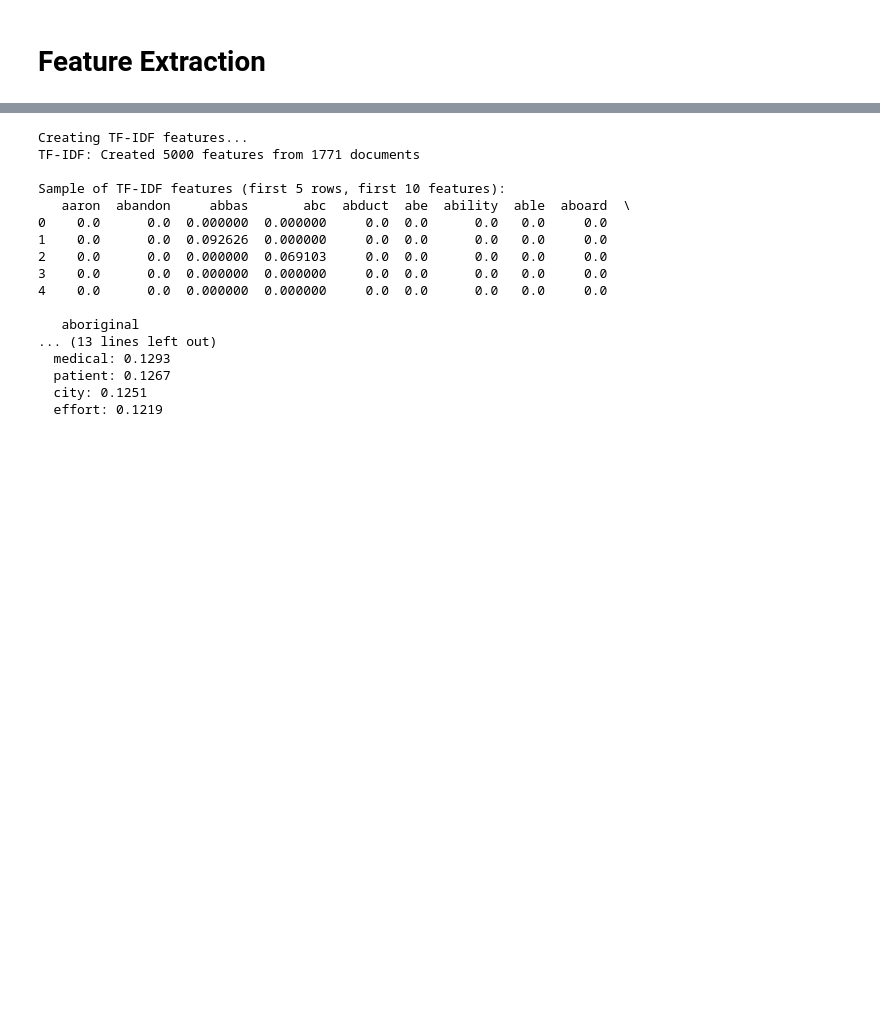
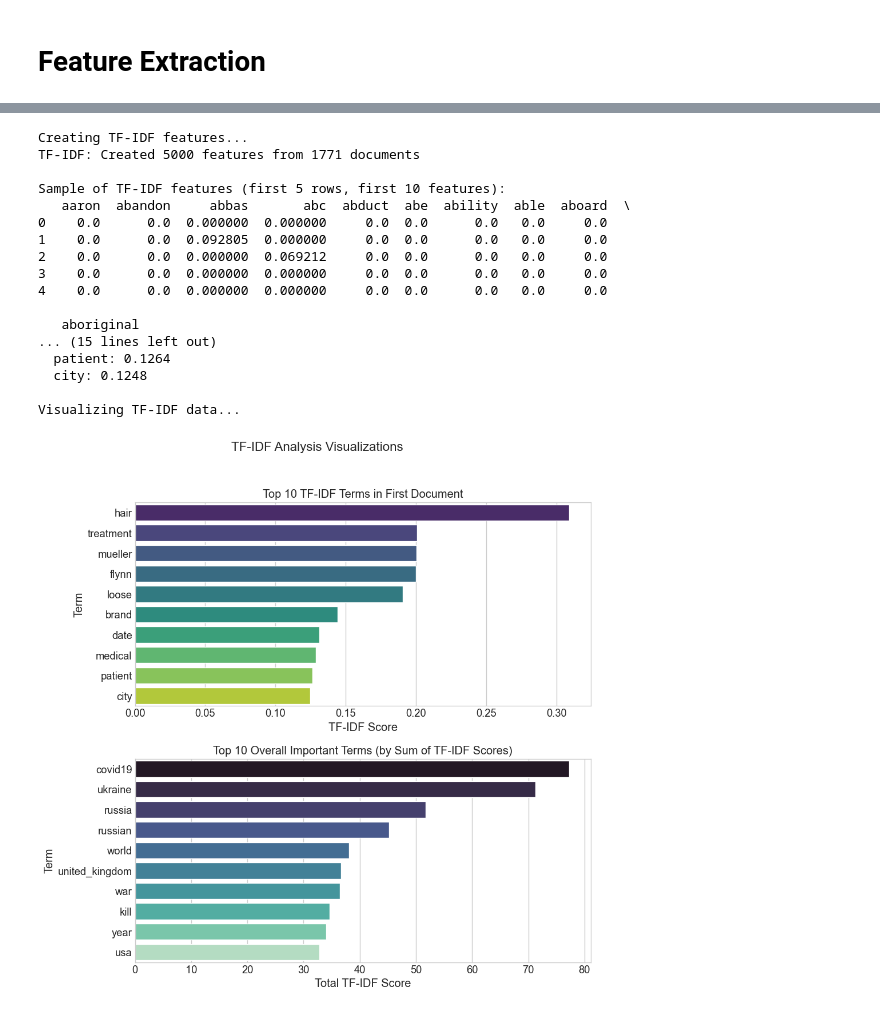
Before and after one commit to Rockhardey54/NLPNewsAnalyzer, a Jupyter notebook: headlines.ipynb, the cells around one changed output, grey strips where cells are left out. Saved outputs shown, nothing was run; the diff lists cells and outputs as text; code cells hidden in the pictures; blank space fills up the shorter version.

```diff
--- a/headlines.ipynb
+++ b/headlines.ipynb
@@ -1752,6 +1770,10 @@ Top 20 most common words:
 # %%
 
 from sklearn.feature_extraction.text import TfidfVectorizer
+import matplotlib.pyplot as plt
+import seaborn as sns
+import numpy as np
+import pandas as pd
 
 print("\nCreating TF-IDF features...")
 
@@ -1780,37 +1802,77 @@ tfidf_df = pd.DataFrame(
 )
 
 # Display stats and sample
 print(f"TF-IDF: Created {tfidf_features.shape[1]} features from {tfidf_features.shape[0]} documents")
 print("\nSample of TF-IDF features (first 5 rows, first 10 features):")
 print(tfidf_df.iloc[:5, :10])
 
 # Find the most important terms in the first document as an example
 if tfidf_features.shape[0] > 0:
     first_doc_tfidf = tfidf_features[0].toarray()[0]
     top_indices = np.argsort(first_doc_tfidf)[::-1][:10]  # Top 10 terms
     top_terms = [(tfidf_feature_names[i], first_doc_tfidf[i]) for i in top_indices if first_doc_tfidf[i] > 0]
 
     print("\nTop TF-IDF terms in first document:")
     for term, score in top_terms:
         print(f"  {term}: {score:.4f}")
 
 # Save the sparse matrix to news_df for later use
 news_df['tfidf_features'] = pd.Series([tfidf_features[i] for i in range(tfidf_features.shape[0])])
+
+print("\nVisualizing TF-IDF data...")
+plt.style.use('seaborn-v0_8-whitegrid') # Using a seaborn style for better aesthetics
+
+# Prepare figure for two subplots
+fig, axes = plt.subplots(2, 1, figsize=(10, 10)) # 2 rows, 1 column
+fig.suptitle("TF-IDF Analysis Visualizations", fontsize=16)
+
+# 1. Visualize Top TF-IDF terms in the first document
+if 'top_terms' in locals() and top_terms: # Check if top_terms was successfully created
+    terms_for_plot = [term for term, score in top_terms]
+    scores_for_plot = [score for term, score in top_terms]
+
+    # Bar plot: Seaborn makes it easy to plot horizontal bars
+    sns.barplot(x=scores_for_plot, y=terms_for_plot, ax=axes[0], palette="viridis", hue=terms_for_plot, legend=False)
+    axes[0].set_title(f"Top {len(top_terms)} TF-IDF Terms in First Document")
+    axes[0].set_xlabel("TF-IDF Score")
+    axes[0].set_ylabel("Term")
+else:
+    axes[0].text(0.5, 0.5, "No data for 'Top terms in first document'.\n(Is the corpus empty or top_terms not calculated?)",
+                 horizontalalignment='center', verticalalignment='center', transform=axes[0].transAxes)
+
+
+# 2. Visualize Overall Most Important Terms (sum of TF-IDF scores)
+# This requires tfidf_df to be available
+if not tfidf_df.empty:
+    # Sum TF-IDF scores for each term across all documents
+    overall_term_importance = tfidf_df.sum().sort_values(ascending=False).head(10) # Top 10 overall
+
+    sns.barplot(x=overall_term_importance.values, y=overall_term_importance.index, ax=axes[1], palette="mako", hue=overall_term_importance.index, legend=False)
+    axes[1].set_title(f"Top {len(overall_term_importance)} Overall Important Terms (by Sum of TF-IDF Scores)")
+    axes[1].set_xlabel("Total TF-IDF Score")
+    axes[1].set_ylabel("Term")
+else:
+    axes[1].text(0.5, 0.5, "No data for 'Overall important terms'.\n(Is tfidf_df empty?)",
+                 horizontalalignment='center', verticalalignment='center', transform=axes[1].transAxes)
+
+plt.tight_layout(rect=[0, 0, 1, 0.96]) # Adjust layout to make space for suptitle
+plt.show()
 # %% [output]
 Creating TF-IDF features...
 TF-IDF: Created 5000 features from 1771 documents
 
 Sample of TF-IDF features (first 5 rows, first 10 features):
    aaron  abandon     abbas       abc  abduct  abe  ability  able  aboard  \
 0    0.0      0.0  0.000000  0.000000     0.0  0.0      0.0   0.0     0.0
-1    0.0      0.0  0.092626  0.000000     0.0  0.0      0.0   0.0     0.0
-2    0.0      0.0  0.000000  0.069103     0.0  0.0      0.0   0.0     0.0
+1    0.0      0.0  0.092805  0.000000     0.0  0.0      0.0   0.0     0.0
+2    0.0      0.0  0.000000  0.069212     0.0  0.0      0.0   0.0     0.0
 3    0.0      0.0  0.000000  0.000000     0.0  0.0      0.0   0.0     0.0
 4    0.0      0.0  0.000000  0.000000     0.0  0.0      0.0   0.0     0.0
 
    aboriginal
-... (13 lines left out)
-  medical: 0.1293
-  patient: 0.1267
-  city: 0.1251
-  effort: 0.1219
+... (15 lines left out)
+  patient: 0.1264
+  city: 0.1248
+
+Visualizing TF-IDF data...
+[figure, added]
```
Also changed, not shown: parts of 17 cells of this notebook, 3 other files.
